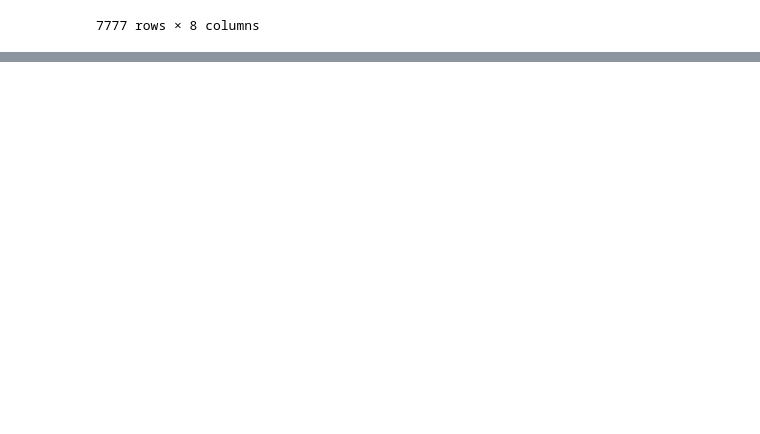
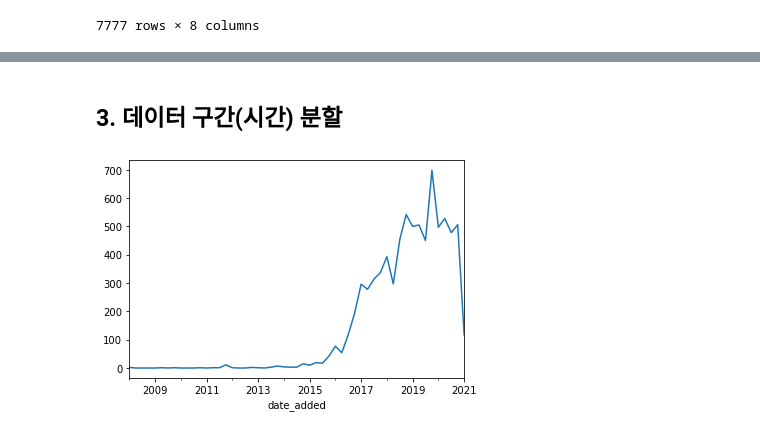
Before and after one commit to sw-song/kaggle-study, a Jupyter notebook: 27_netflix_trend_analysis/analysis_strategy_in_netflix.ipynb, the cells around one changed output, grey strips where cells are left out. Saved outputs shown, nothing was run; the diff lists cells and outputs as text; code cells hidden in the pictures; blank space fills up the shorter version.

```diff
--- a/27_netflix_trend_analysis/analysis_strategy_in_netflix.ipynb
+++ b/27_netflix_trend_analysis/analysis_strategy_in_netflix.ipynb
@@ -253,6 +253,8 @@ nflx.loc[nflx['type']=='Movie','duration']
 7784     44
 7786     90
 Name: duration, Length: 5377, dtype: object
+# %%
+nflx['duration'] = nflx['duration'].astype('int64')
 # %%
 # 데이터 확인
 nflx.head(3)
@@ -298,0 +301,6 @@ dtype: int64
+# %% [markdown]
+## 3. 데이터 구간(시간) 분할
+# %%
+nflx['title'].resample('Q').count().plot();
+# %% [output]
+[figure, added]
```
Also changed, not shown: parts of 8 cells of this notebook.
